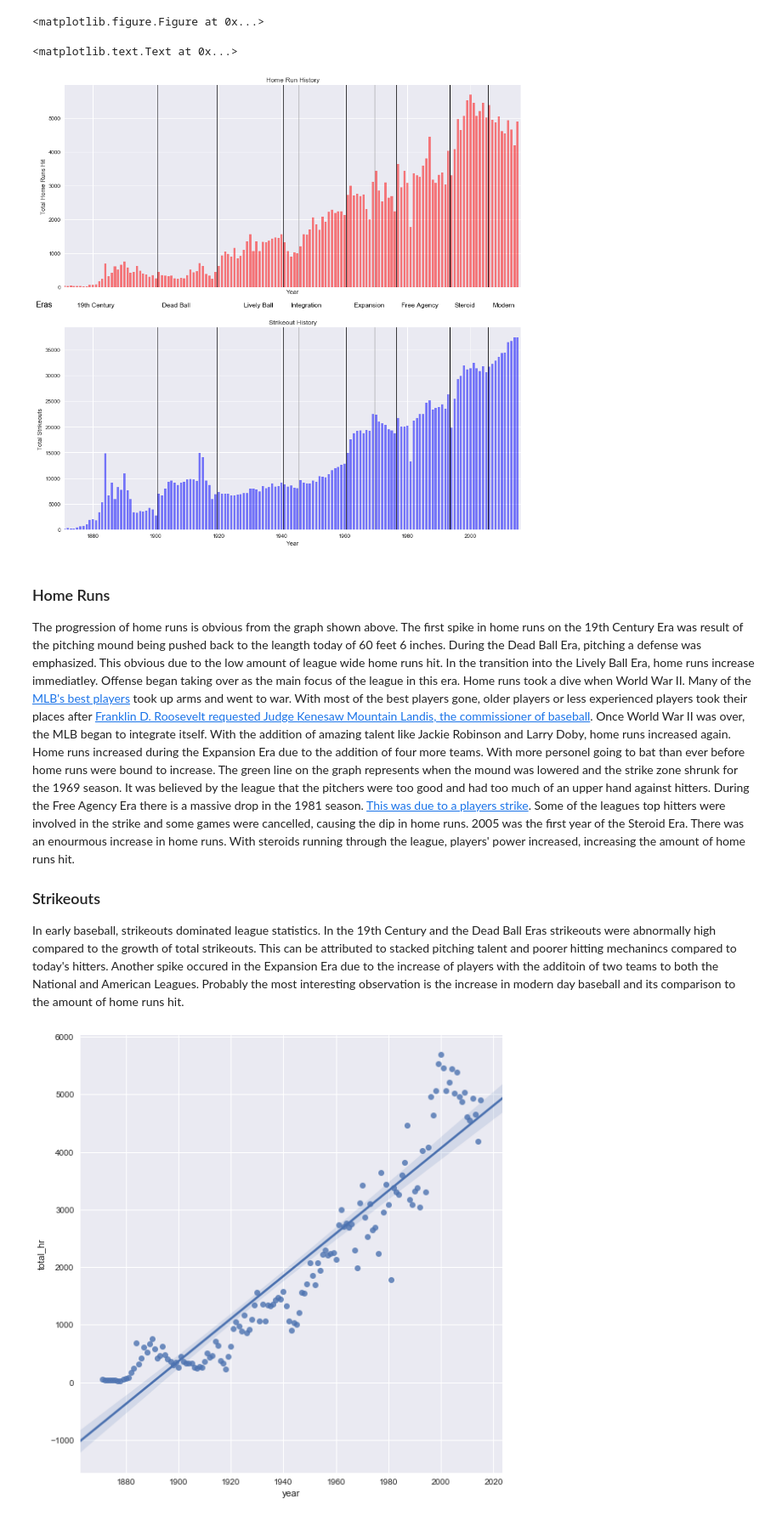
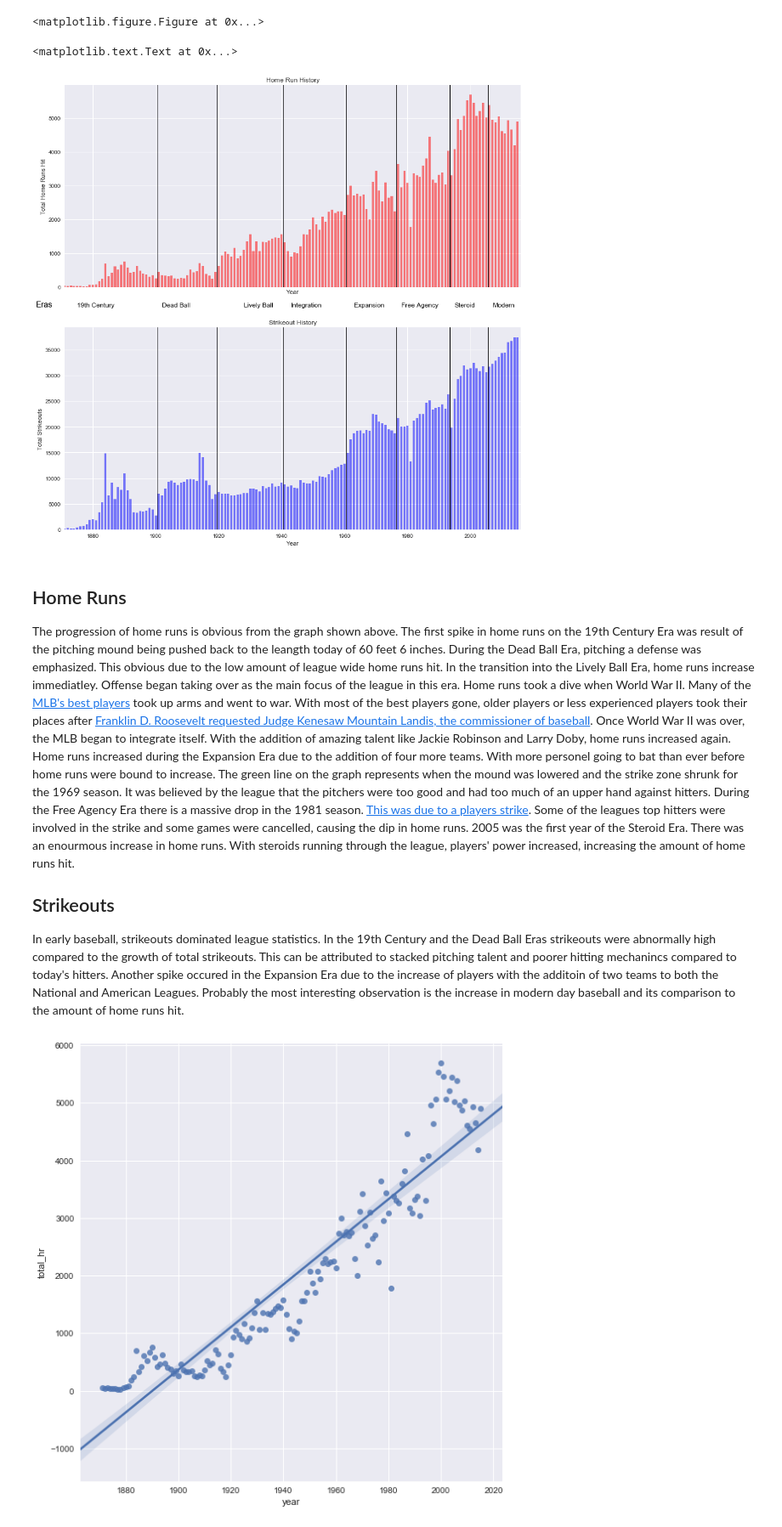
Before and after one commit to lawewers/Eras-of-MLB-Baseball, a Jupyter notebook: History_of_Baseball.ipynb, the cells around one changed output. Shown at 85% size. Saved outputs shown, nothing was run; the diff lists cells and outputs as text; code cells hidden in the pictures.

```diff
--- a/History_of_Baseball.ipynb
+++ b/History_of_Baseball.ipynb
@@ -163,47 +168,39 @@ ax2.set_ylabel('Total Strikeouts')
 ax2.set_title('Strikeout History')
 
 for x in year :
-    #WWII
-    ax1.axvline(x=1940.5,c="black",linewidth=.5)
-    ax1.axvline(x=1945.5,c="grey",linewidth=.5)
-    ax2.axvline(x=1940.5,c="black",linewidth=.5)
-    ax2.axvline(x=1945.5,c="grey",linewidth=.5)
     #19th Century
     ax1.axvline(x=1900.5,c="black",linewidth=.5)
     ax2.axvline(x=1900.5,c="black",linewidth=.5)
     #Dead Ball
     ax1.axvline(x=1919.5,c="black",linewidth=.5)
     ax2.axvline(x=1919.5,c="black",linewidth=.5)
     #Lively Ball
     ax1.axvline(x=1940.5,c="black",linewidth=.5)
     ax2.axvline(x=1940.5,c="black",linewidth=.5)
     #Integration
     ax1.axvline(x=1960.5,c="black",linewidth=.5)
     ax2.axvline(x=1960.5,c="black",linewidth=.5)
     #Expansion
     ax1.axvline(x=1976.5,c="black",linewidth=.5)
     ax2.axvline(x=1976.5,c="black",linewidth=.5)
     #Free Agency
     ax1.axvline(x=1993.5,c="black",linewidth=.5)
     ax2.axvline(x=1993.5,c="black",linewidth=.5)
     #Steroid
     ax1.axvline(x=2005.5,c="black",linewidth=.5)
     ax2.axvline(x=2005.5,c="black",linewidth=.5)
-    #lowered Mound
-    ax1.axvline(x=1969.5,c="grey",linewidth=.5)
-    ax2.axvline(x=1969.5,c="grey",linewidth=.5)
 
 ax1.text(1875, -575, '19th Century', fontsize = 12, color = 'black')
 ax1.text(1902, -575, 'Dead Ball', fontsize = 12, color = 'black')
 ax1.text(1928, -575, 'Lively Ball', fontsize = 12, color = 'black')
 ax1.text(1943, -575, 'Integration', fontsize = 12, color = 'black')
 ax1.text(1963, -575, 'Expansion', fontsize = 12, color = 'black')
 ax1.text(1978, -575, 'Free Agency', fontsize = 12, color = 'black')
 ax1.text(1995, -575, 'Steroid', fontsize = 12, color = 'black')
 ax1.text(2007, -575, 'Modern', fontsize = 12, color = 'black')
 ax1.text(1862, -575, 'Eras', fontsize = 15, color = 'black')
 # %% [output]
 <matplotlib.text.Text at 0x...>
-[figure, old version]
+[figure, new version]
 # %% [markdown]
-### Home Runs
+## Home Runs
@@ -211,5 +208,5 @@ The progression of home runs is obvious from the graph shown above. The first sp
 
-### Strikeouts
+## Strikeouts
 In early baseball, strikeouts dominated league statistics. In the 19th Century and the Dead Ball Eras strikeouts were abnormally high compared to the growth of total strikeouts. This can be attributed to stacked pitching talent and poorer hitting mechanincs compared to today's hitters. Another spike occured in the Expansion Era due to the increase of players with the additoin of two teams to both the National and American Leagues. Probably the most interesting observation is the increase in modern day baseball and its comparison to the amount of home runs hit.
 # %%
 hr_so = pd.merge(total_hr, df_so, on = 'year')
```
Also changed, not shown: parts of 14 cells of this notebook.
